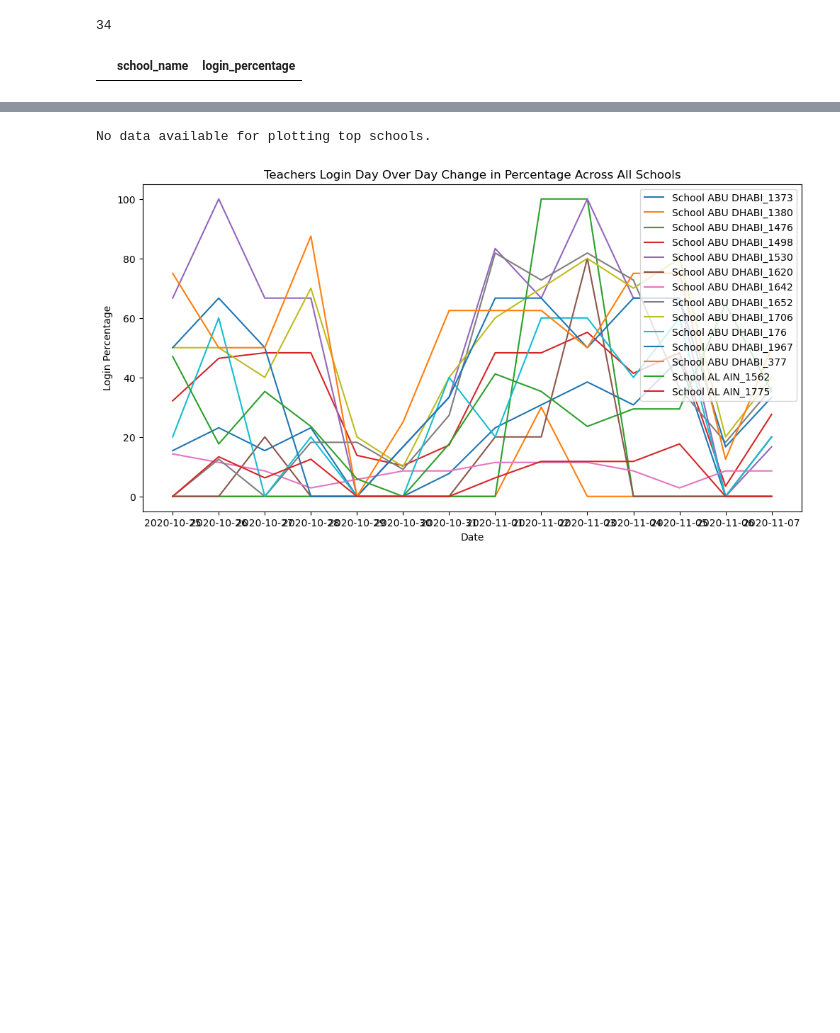
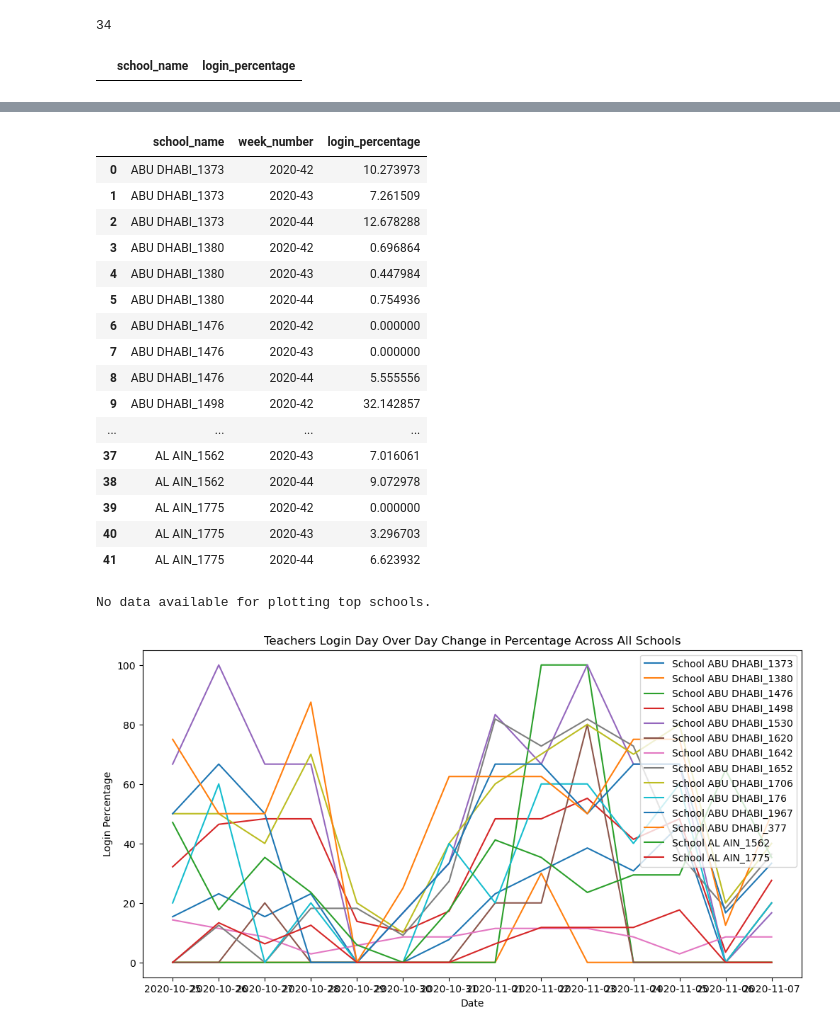
Before and after one commit to nithishp/SchoolDataAnalysis, a Jupyter notebook: b.ipynb, the cells around one changed output, grey strips where cells are left out. Saved outputs shown, nothing was run; the diff lists cells and outputs as text; code cells hidden in the pictures; blank space fills up the shorter version.

```diff
--- a/b.ipynb
+++ b/b.ipynb
@@ -82,14 +129,33 @@ teachers_consecutive_logins_df = pd.read_sql_query(query4, conn)
 # %%
 
 # 5. Find the weekly average for student login activity per school
 query5 = """
 SELECT school_name,
        STRFTIME('%Y-%W', record_date) AS week_number,
        AVG(CAST(is_present AS INT)) * 100 AS login_percentage
 FROM Student_Activity
 GROUP BY school_name, week_number;
 """
 weekly_average_logins_df = pd.read_sql_query(query5, conn)
+weekly_average_logins_df
+# %% [output]
+|  | school_name | week_number | login_percentage |
+| 0 | ABU DHABI_1373 | 2020-42 | 10.273973 |
+| 1 | ABU DHABI_1373 | 2020-43 | 7.261509 |
+| 2 | ABU DHABI_1373 | 2020-44 | 12.678288 |
+| 3 | ABU DHABI_1380 | 2020-42 | 0.696864 |
+| 4 | ABU DHABI_1380 | 2020-43 | 0.447984 |
+| 5 | ABU DHABI_1380 | 2020-44 | 0.754936 |
+| 6 | ABU DHABI_1476 | 2020-42 | 0.000000 |
+| 7 | ABU DHABI_1476 | 2020-43 | 0.000000 |
+| 8 | ABU DHABI_1476 | 2020-44 | 5.555556 |
+| 9 | ABU DHABI_1498 | 2020-42 | 32.142857 |
+| ... | ... | ... | ... |
+| 37 | AL AIN_1562 | 2020-43 | 7.016061 |
+| 38 | AL AIN_1562 | 2020-44 | 9.072978 |
+| 39 | AL AIN_1775 | 2020-42 | 0.000000 |
+| 40 | AL AIN_1775 | 2020-43 | 3.296703 |
+| 41 | AL AIN_1775 | 2020-44 | 6.623932 |
 # %%
 
 # Data Visualization
```
Also changed, not shown: parts of 4 cells of this notebook, 2 other files.
